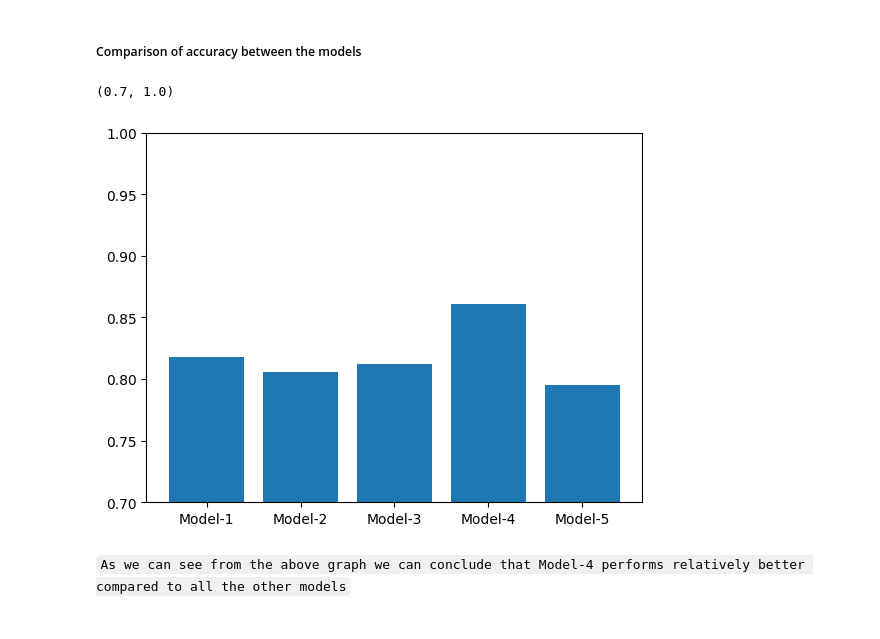
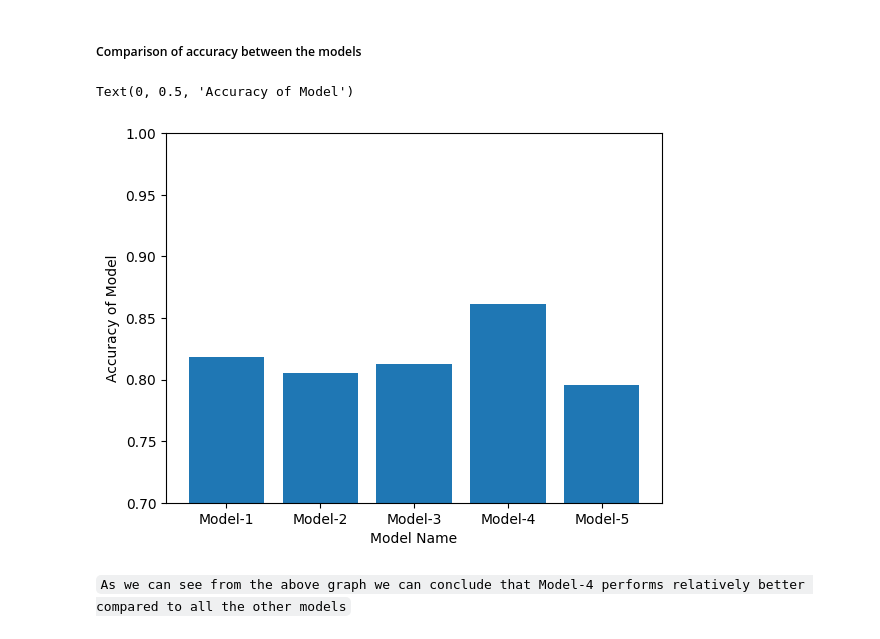
Before and after one commit to roghan-j/Sign-Language-Detection, a Jupyter notebook: accuracy.ipynb, the cells around one changed output. Cells and saved outputs as stored; diff of their text form; code cells hidden in the pictures.

```diff
--- a/accuracy.ipynb
+++ b/accuracy.ipynb
@@ -159,9 +159,11 @@ df
 # %%
 plt.bar(df['name'], df['accuracy'])
 plt.ylim(0.7, 1)
+plt.xlabel("Model Name")
+plt.ylabel("Accuracy of Model")
 # %% [output]
-(0.7, 1.0)
+Text(0, 0.5, 'Accuracy of Model')
-[figure, old version]
+[figure, new version]
 # %% [markdown]
 `As we can see from the above graph we can conclude that Model-4 performs relatively better compared to all the other models`
 # %% [markdown]
```
Also changed, not shown: parts of 1 cell of this notebook.
